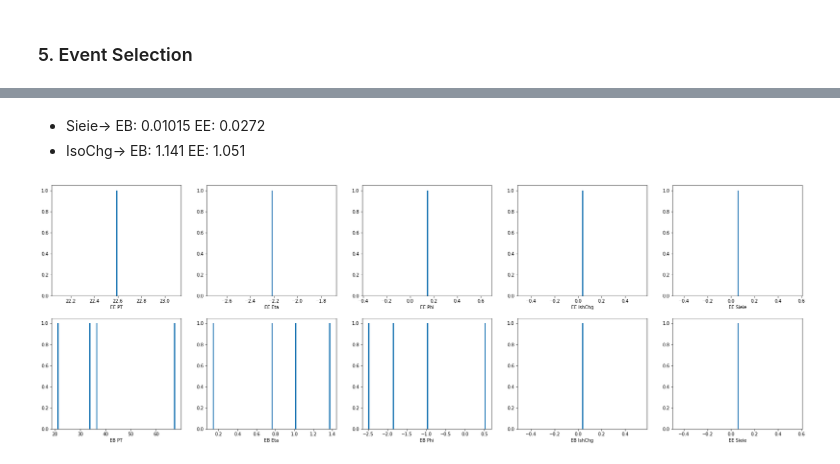
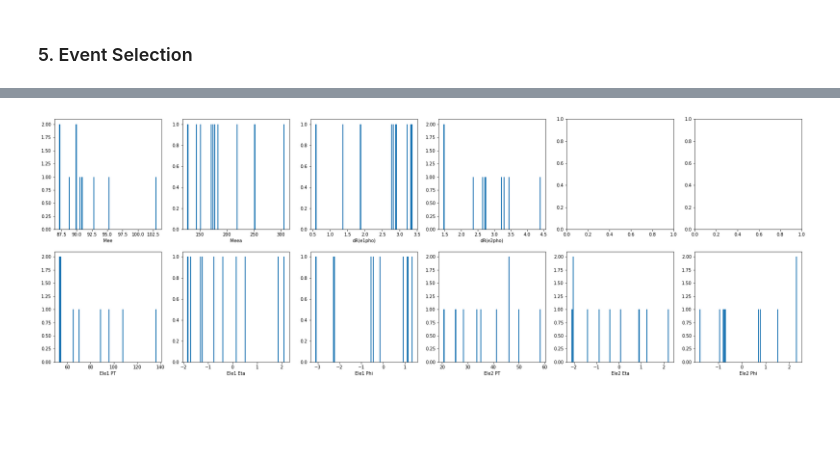
Before and after one commit to JW-corp/J.W_Analysis, a Jupyter notebook: Coffea_WZG/Jupyter/Test_Fake_template.ipynb, the cells around one changed output, grey strips where cells are left out. Drawn from its saved outputs; the diff is of its cells as text; code cells hidden in the pictures; blank space fills up the shorter version.

```diff
--- a/Coffea_WZG/Jupyter/Test_Fake_template.ipynb
+++ b/Coffea_WZG/Jupyter/Test_Fake_template.ipynb
@@ -495,10 +497,5 @@ plt.show()
 # %% [markdown]
 ### 5. Event Selection
-# %%
-def make_leading_pair(target,base):
-            return target[ak.argmax(base.pt,axis=1,keepdims=True)]
-
-leading_pho     = make_leading_pair(Photon,Photon)
 # %%
 ##-----------  Cut flow5 and 6: Event Selection
 
@@ -588,34 +587,51 @@ leading_ele, subleading_ele = ak.flatten(TLorentz_vector_cylinder(Diele_sel.lep1
 
 dR_e1pho  = flat_dim(leading_ele.delta_r(leading_pho_sel)) # dR pho,ele1
 dR_e2pho  = flat_dim(subleading_ele.delta_r(leading_pho_sel)) # dR pho,ele2
-# %% [markdown]
- - Sieie-> EB: 0.01015 EE: 0.0272
- - IsoChg-> EB: 1.141 EE: 1.051
+# %%
+Diele_mass = flat_dim(Diele_sel.p4.mass)
+eeg_mass = flat_dim(eeg_vec.mass)
+dR_e1pho  = flat_dim(leading_ele.delta_r(leading_pho_sel)) # dR pho,ele1
+dR_e2pho  = flat_dim(subleading_ele.delta_r(leading_pho_sel))
+
+Ele1_pt  = flat_dim(Diele_sel.lep1.pt)
+Ele1_eta = flat_dim(Diele_sel.lep1.eta)
+Ele1_phi = flat_dim(Diele_sel.lep1.phi)
+
+Ele2_pt  = flat_dim(Diele_sel.lep2.pt)
+Ele2_eta = flat_dim(Diele_sel.lep2.eta)
+Ele2_phi = flat_dim(Diele_sel.lep2.phi)
 # %%
-fig,axs = plt.subplots(2,5,figsize=(30,10))
+fig,axs = plt.subplots(2,6,figsize=(30,10))
 bins=100
 
-axs[0,0].hist(Pho_EE_pt,bins=bins)
-axs[0,0].set_xlabel('EE PT')
-axs[0,1].hist(Pho_EE_eta,bins=bins)
-axs[0,1].set_xlabel('EE Eta')
-axs[0,2].hist(Pho_EE_phi,bins=bins)
-axs[0,2].set_xlabel('EE Phi')
-axs[0,3].hist(Pho_EE_Isochg,bins=bins)
-axs[0,3].set_xlabel('EE IshChg')
-axs[0,4].hist(Pho_EE_Sieie,bins=bins)
-axs[0,4].set_xlabel('EE Sieie')
+axs[0,0].hist(Diele_mass,bins=bins)
+axs[0,0].set_xlabel('Mee')
+axs[0,1].hist(eeg_mass,bins=bins)
+axs[0,1].set_xlabel('Meea')
+axs[0,2].hist(dR_e1pho,bins=bins)
+axs[0,2].set_xlabel('dR(e1pho)')
+axs[0,3].hist(dR_e2pho,bins=bins)
+axs[0,3].set_xlabel('dR(e2pho)')
 
-axs[1,0].hist(Pho_EB_pt,bins=bins)
-axs[1,0].set_xlabel('EB PT')
-axs[1,1].hist(Pho_EB_eta,bins=bins)
-axs[1,1].set_xlabel('EB Eta')
-axs[1,2].hist(Pho_EB_phi,bins=bins)
-axs[1,2].set_xlabel('EB Phi')
-axs[1,3].hist(Pho_EB_Isochg,bins=bins)
-axs[1,3].set_xlabel('EB IshChg')
-axs[1,4].hist(Pho_EB_Sieie,bins=bins)
-axs[1,4].set_xlabel('EE Sieie')
+
+axs[1,0].hist(Ele1_pt,bins=bins)
+axs[1,0].set_xlabel('Ele1 PT')
+
+axs[1,1].hist(Ele1_eta,bins=bins)
+axs[1,1].set_xlabel('Ele1 Eta')
+
+axs[1,2].hist(Ele1_phi,bins=bins)
+axs[1,2].set_xlabel('Ele1 Phi')
+
+axs[1,3].hist(Ele2_pt,bins=bins)
+axs[1,3].set_xlabel('Ele2 PT')
+
+axs[1,4].hist(Ele2_eta,bins=bins)
+axs[1,4].set_xlabel('Ele2 Eta')
+
+axs[1,5].hist(Ele2_phi,bins=bins)
+axs[1,5].set_xlabel('Ele2 Phi')
+
 plt.show()
 # %% [output]
-[figure, old version]
+[figure, new version]
```
Also changed, not shown: parts of 17 cells of this notebook.
